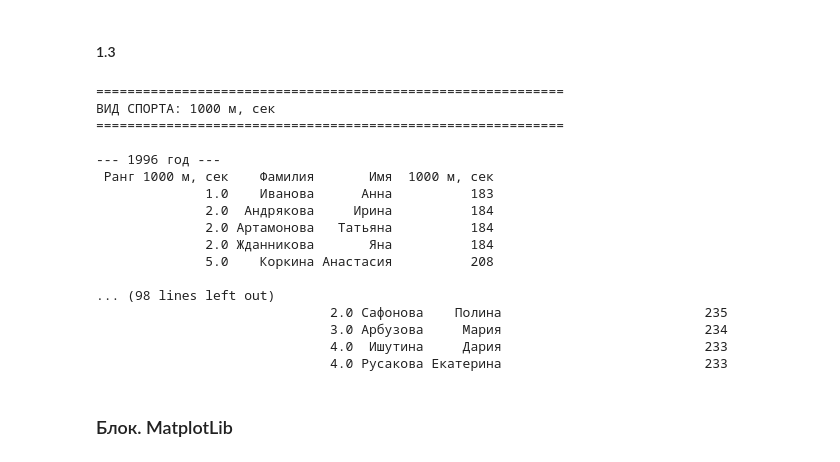
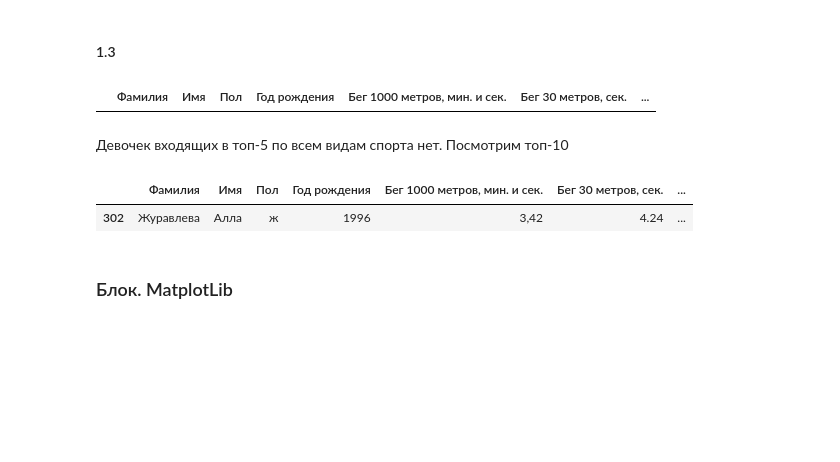
Before and after one commit to RuslanVdovinn/asu, a Jupyter notebook: python/lec7/exercise/ex7.ipynb, the cells around one changed output. Drawn from its saved outputs; the diff is of its cells as text; code cells hidden in the pictures; blank space fills up the shorter version.

```diff
--- a/python/lec7/exercise/ex7.ipynb
+++ b/python/lec7/exercise/ex7.ipynb
@@ -126,42 +129,31 @@ sports = {
 girls = df[df["Пол"] == "ж"].copy()
 
 for sport, ascending in sports.items():
-    print(f"\n{'=' * 60}")
-    print(f"ВИД СПОРТА: {sport}")
-    print(f"{'=' * 60}")
-
     # Считаем ранг внутри каждого года для этого вида спорта
     girls[f"Ранг {sport}"] = girls.groupby(["Год рождения"])[sport].rank(
         method="min", ascending=ascending
     )
 
-    # Отбираем ТОП-5
-    top5 = girls[girls[f"Ранг {sport}"] <= 5].copy()
-
-    # Выводим результаты по годам
-    for year in sorted(top5["Год рождения"].unique()):
-        group = top5[top5["Год рождения"] == year].sort_values(f"Ранг {sport}")
-
-        print(f"\n--- {year} год ---")
-        print(group[[f"Ранг {sport}", "Фамилия", "Имя", sport]].to_string(index=False))
+# Отбираем ТОП-5
+girls[
+    (girls["Ранг 1000 м, сек"] <= 5)
+    & (girls["Ранг Бег 30 метров, сек."] <= 5)
+    & (girls["Ранг Прыжок в длину с места, см "] <= 5)
+]
 # %% [output]
-============================================================
-ВИД СПОРТА: 1000 м, сек
-============================================================
-
---- 1996 год ---
- Ранг 1000 м, сек    Фамилия       Имя  1000 м, сек
-              1.0    Иванова      Анна          183
-              2.0  Андрякова     Ирина          184
-              2.0 Артамонова   Татьяна          184
-              2.0 Жданникова       Яна          184
-              5.0    Коркина Анастасия          208
-
-... (98 lines left out)
-                              2.0 Сафонова    Полина                          235
-                              3.0 Арбузова     Мария                          234
-                              4.0  Ишутина     Дария                          233
-                              4.0 Русакова Екатерина                          233
+|  | Фамилия | Имя | Пол | Год рождения | Бег 1000 метров, мин. и сек. | Бег 30 метров, сек. | ... |
+# %% [markdown]
+Девочек входящих в топ-5 по всем видам спорта нет. Посмотрим топ-10
+# %%
+# Отбираем ТОП-10
+girls[
+    (girls["Ранг 1000 м, сек"] <= 10)
+    & (girls["Ранг Бег 30 метров, сек."] <= 10)
+    & (girls["Ранг Прыжок в длину с места, см "] <= 10)
+]
+# %% [output]
+|  | Фамилия | Имя | Пол | Год рождения | Бег 1000 метров, мин. и сек. | Бег 30 метров, сек. | ... |
+| 302 | Журавлева | Алла | ж | 1996 | 3,42 | 4.24 | ... |
 # %% [markdown]
 ### Блок. MatplotLib
 # %%
```
Also changed, not shown: parts of 1 cell of this notebook.
